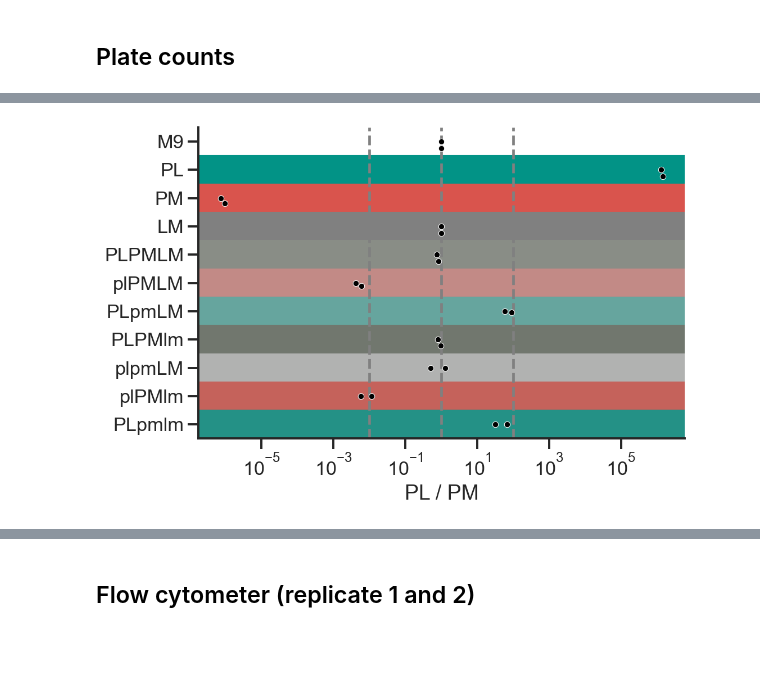
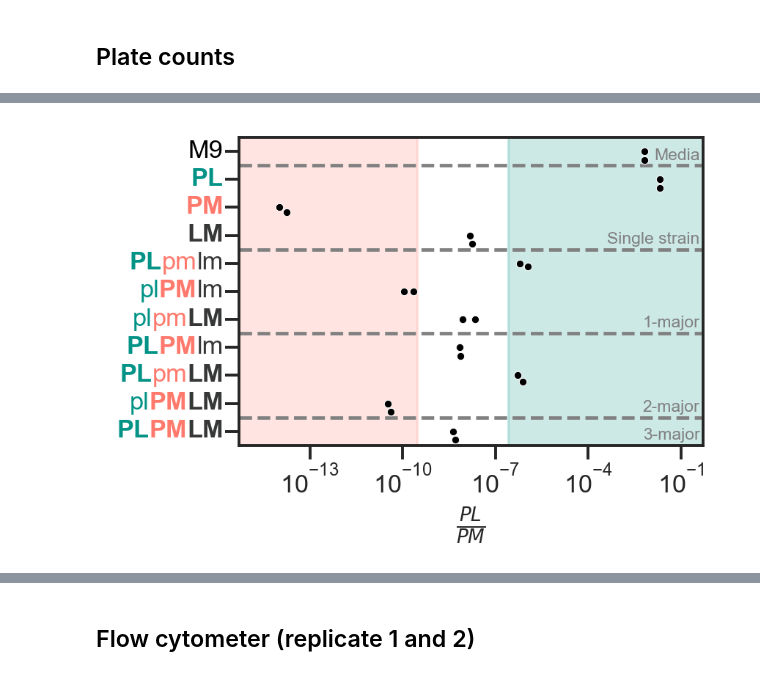
Before and after one commit to microbial-pangenomes-lab/2026_tricomm, a Jupyter notebook: data/calibration/calibration.ipynb, the cells around one changed output, grey strips where cells are left out. Drawn from its saved outputs; the diff is of its cells as text; code cells hidden in the pictures; blank space fills up the shorter version.

Commit message:
New calibration plots

```diff
--- a/data/calibration/calibration.ipynb
+++ b/data/calibration/calibration.ipynb
@@ -290,18 +165,0 @@ for i, ((x, y), (label, color)) in enumerate(d.items()):
-# %%
-cp = sns.catplot(data=n,
-                 y='label', x='norm_FP2_emit1_FP1_emit1_proportion',
-                 height=5, aspect=1.5,
-                 color='k',
-                 linewidth=0.5,
-                 edgecolor='w',
-                 kind='swarm')
-plt.ylabel('')
-plt.xlabel('FP2_emit1 / (FP1_emit1 + FP2_emit2)\n(normalized)')
-for i, ((x, y), (label, color)) in enumerate(d.items()):
-    plt.axhspan(ymin=i - 0.5, ymax=i + 0.5,
-                 color=color,
-                 zorder=-1)
-    # plt.axvline(1, color='grey', ls='dashed')
-    # plt.axvline(1.5, color='grey', ls='dashed')
-
-# cp.set(xscale='log')
@@ -357,28 +470,74 @@ cp.set(ylim=(i+0.5, -.5));
 # %%
-cp = sns.catplot(data=p,
+section_labels = {1: 'Media',
+                  4: 'Single strain',
+                  7: '1-major',
+                  10: '2-major'}
+
+with warnings.catch_warnings():
+    warnings.simplefilter('ignore', category=UserWarning)
+    cp = sns.catplot(data=pn,
                  x='PL / PM',
                  y='label',
-                 height=5, aspect=1.5,
+                 height=4, aspect=1.5,
                  linewidth=0.5,
                  color='k',
                  edgecolor='w',
                  kind='swarm',
-                 order=['M9', 'PL', 'PM', 'LM',
-                        'PLPMLM', 'plPMLM', 'PLpmLM',
-                        'PLPMlm', 'plpmLM', 'plPMlm',
-                        'PLpmlm'])
+                 order=[x[0] for x in d.values()])
 
-cp.set(xscale='log', ylabel='')
+    cp.set(xscale='log', ylabel='', xlabel=r'$\frac{PL}{PM}$')
 
-for i, (label, color) in enumerate(colors.items()):
-    plt.axhspan(ymin=i - 0.5, ymax=i + 0.5,
-                 color=color,
-                 zorder=-1)
+    # for i, (label, color) in enumerate(colors.items()):
+    #     plt.axhspan(ymin=i - 0.5, ymax=i + 0.5,
+    #                  color=color,
+    #                  zorder=-1)
 
-cp.map(plt.axvline, x=1, color='grey', linestyle='--');
-cp.map(plt.axvline, x=0.01, color='grey', linestyle='--');
-cp.map(plt.axvline, x=100, color='grey', linestyle='--');
+    # cp.map(plt.axvline, x=1E-10, color='grey', linestyle='--')
+    # cp.map(plt.axvline, x=1E-8, color='grey', linestyle='--')
+    # cp.map(plt.axvline, x=1E-6, color='grey', linestyle='--')
 
-cp.set(ylim=(i+0.5, -.5));
+    plt.fill_between([1E-16, 3E-10], [-1, -1], [12, 12],
+                     color='xkcd:salmon',
+                     alpha=0.2,
+                     zorder=-1)
+    plt.fill_between([2.5E-7, 1], [-1, -1], [12, 12],
+                     color='xkcd:teal',
+                     alpha=0.2,
+                     zorder=-1)
+
+    cp.set(ylim=(i+0.5, -.5))
+
+    sns.despine(right=False, top=False)
+    for i, ((x, y), (label, color)) in enumerate(d.items()):
+        if i in (1, 4, 7, 10):
+            plt.axhline(i - 0.5,
+                        color='grey', ls='dashed',
+                        zorder=-1)
+            plt.text(0.4, i - 0.6, section_labels[i],
+                     va='bottom', ha='right',
+                     fontsize=11, color='grey', transform=plt.gca().transData)
+        # plt.axhspan(ymin=i - 0.5, ymax=i + 0.5,
+        #              color=color,
+        #              zorder=-1)
+
+    plt.xlim(5E-16, 0.5)
+    # plt.ylim(11-0.5, -0.5)
+    plt.text(0.4, 11 - 0.6, '3-major',
+             va='bottom', ha='right',
+             fontsize=11, color='grey', transform=plt.gca().transData)
+
+    ax = plt.gca()
+    apply_rich_labels(ax)
+    # plt.draw()
+    # plt.show()
+
+plt.savefig('calibration_CFU_ratio.png',
+            dpi=300,
+            bbox_inches='tight',
+            transparent=True
+           )
+plt.savefig('calibration_CFU_ratio.svg',
+            dpi=300, bbox_inches='tight',
+            transparent=True);
 # %% [output]
-[figure, old version]
+[figure, new version]
```
Also changed, not shown: parts of 38 cells of this notebook, 1 other file.
